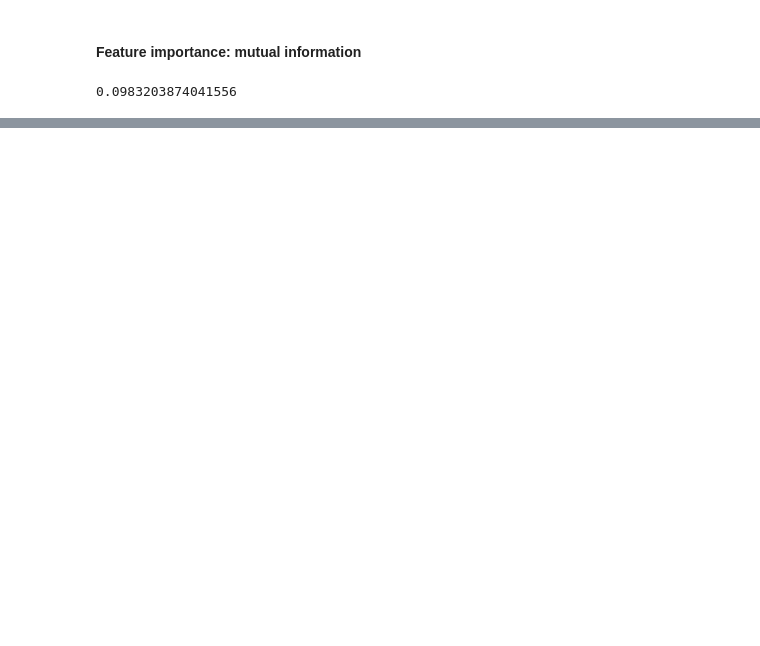
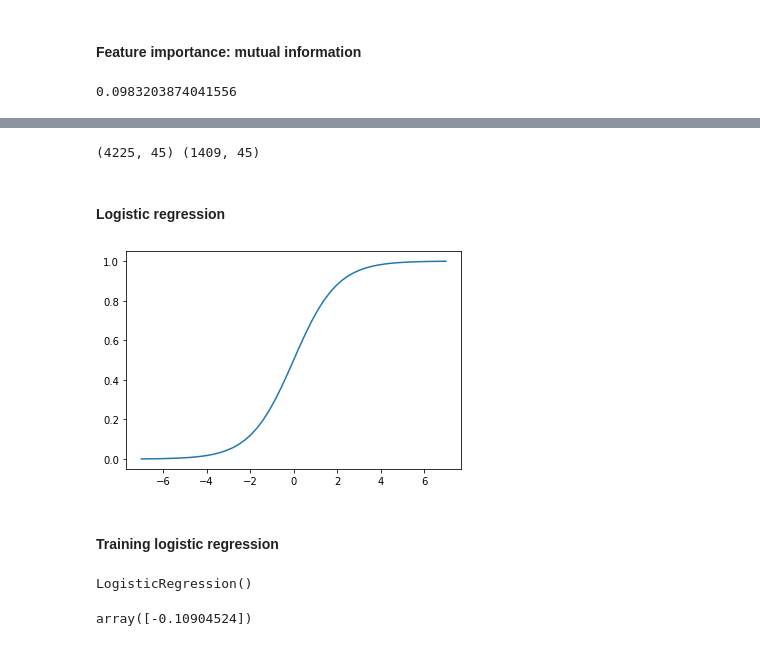
Before and after one commit to maclavijo/MLZoomcamp, a Jupyter notebook: Week3/Customer churn prediction.ipynb, the cells around one changed output, grey strips where cells are left out. Drawn from its saved outputs; the diff is of its cells as text; code cells hidden in the pictures; blank space fills up the shorter version.

```diff
--- a/Week3/Customer churn prediction.ipynb
+++ b/Week3/Customer churn prediction.ipynb
@@ -290,0 +401,15 @@ dtype: float64
+# %%
+print(XTrain.shape, XVal.shape)
+# %% [output]
+(4225, 45) (1409, 45)
+# %% [markdown]
+#### Logistic regression
+# %%
+# Checking how the sigmoid function looks
+def sigmoid(z):
+    return 1 / (1 + np.exp(-z))
+z = np.linspace(-7, 7, 51)
+# %%
+_ = plt.plot(z, sigmoid(z))
+# %% [output]
+[figure, added]
@@ -290,0 +426,2 @@ dtype: float64
+# %% [markdown]
+#### Training logistic regression
@@ -290,0 +430,9 @@ dtype: float64
+# %%
+model = LogisticRegression()
+model.fit(XTrain, yTrain)
+# %% [output]
+LogisticRegression()
+# %%
+model.intercept_
+# %% [output]
+array([-0.10904524])
```
Also changed, not shown: parts of 49 cells of this notebook.
